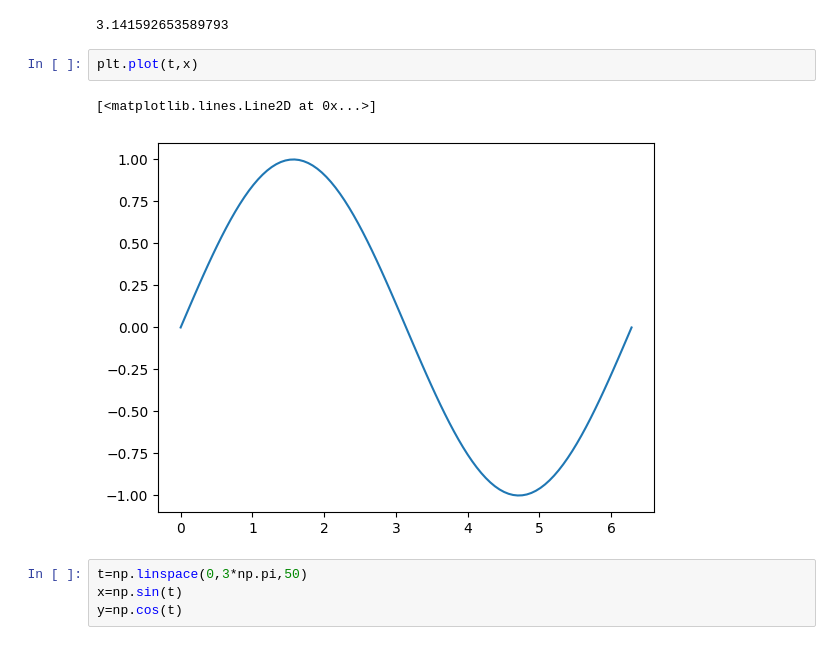
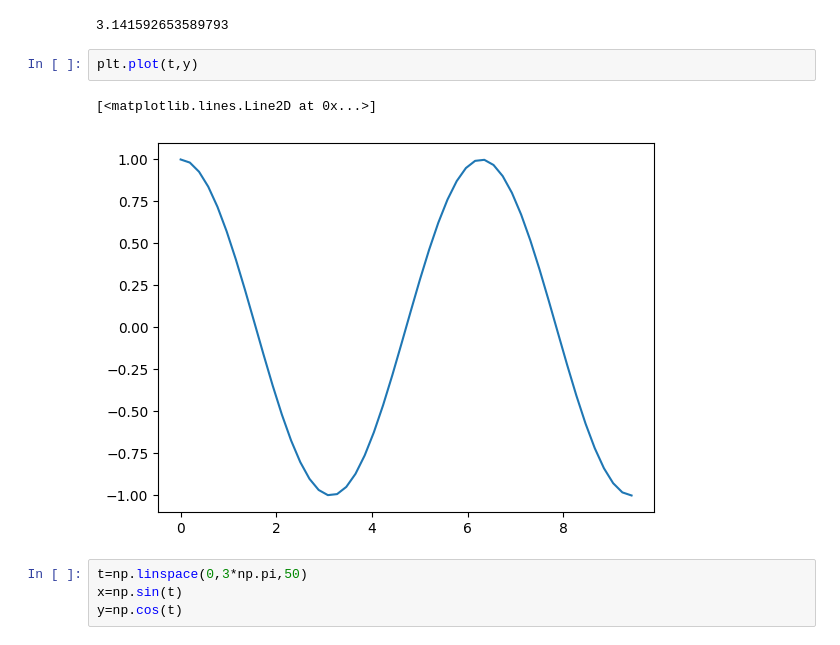
Before and after one commit to Nishantshukla2261/PYTHON-DIGIPODIUM, a Jupyter notebook: data analysis/visualization.ipynb, the cells around one changed output. Saved outputs shown, nothing was run; the diff lists cells and outputs as text.

```diff
--- a/data analysis/visualization.ipynb
+++ b/data analysis/visualization.ipynb
@@ -10,10 +10,10 @@ np.pi
 # %% [output]
 3.141592653589793
 # %%
-plt.plot(t,x)
+plt.plot(t,y)
 # %% [output]
 [<matplotlib.lines.Line2D at 0x...>]
-[figure, old version]
+[figure, new version]
 # %%
 t=np.linspace(0,3*np.pi,50)
 x=np.sin(t)
```
Also changed, not shown: 10 other files.
